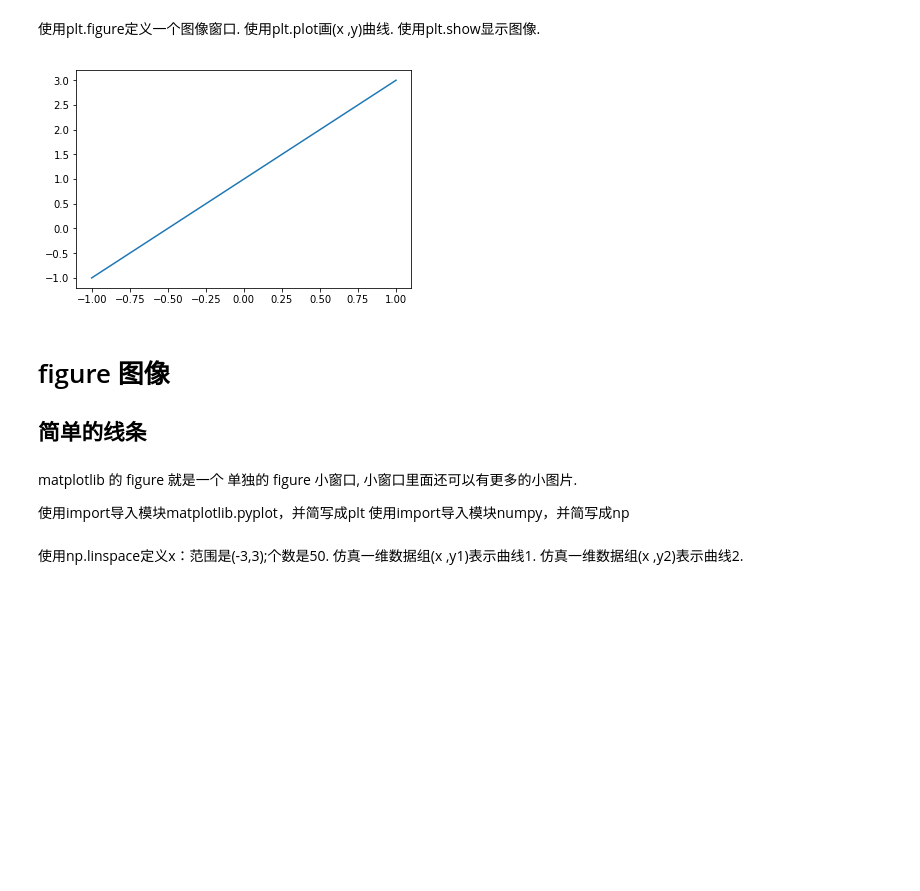
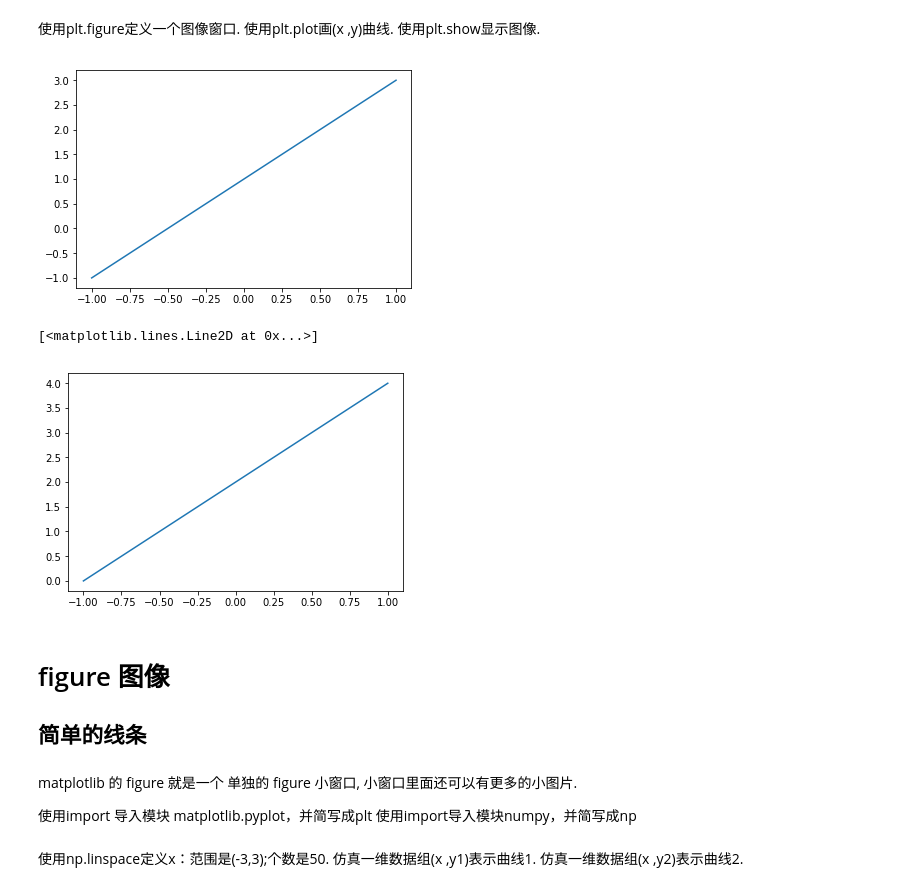
Before and after one commit to van0303/Matplotlib_notebook, a Jupyter notebook: notebooks/00_基本使用.ipynb, the cells around one changed output. Saved outputs shown, nothing was run; the diff lists cells and outputs as text; code cells hidden in the pictures; blank space fills up the shorter version.

```diff
--- a/notebooks/00_基本使用.ipynb
+++ b/notebooks/00_基本使用.ipynb
@@ -21,16 +21,21 @@ y = 2*x + 1
 # %%
 plt.figure()
 plt.plot(x, y)
 plt.show()
+plt.figure()
+plt.plot(x, y+1)
+# plt.show()
 # %% [output]
 [figure]
+[<matplotlib.lines.Line2D at 0x...>]
+[figure, added]
 # %% [markdown]
 # figure 图像
 ## 简单的线条
 # %% [markdown]
 matplotlib 的 figure 就是一个 单独的 figure 小窗口, 小窗口里面还可以有更多的小图片.
 
-使用import导入模块matplotlib.pyplot，并简写成plt 使用import导入模块numpy，并简写成np
+使用import 导入模块 matplotlib.pyplot，并简写成plt 使用import导入模块numpy，并简写成np
 # %%
 import matplotlib.pyplot as plt
 import numpy as np
```
Also changed, not shown: parts of 31 cells of this notebook.
